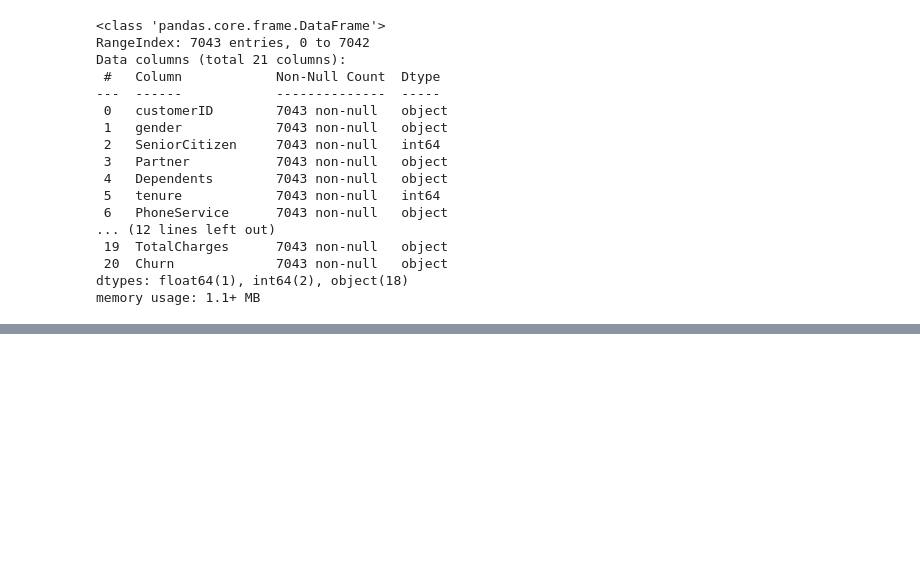
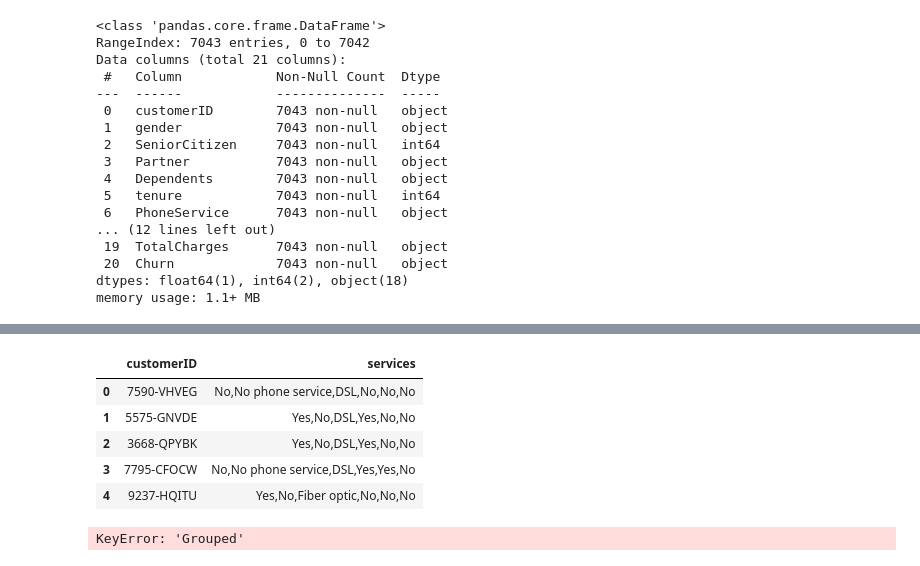
Before and after one commit to watsonndoria/ADS-Assignment-4, a Jupyter notebook: ADS-Assignment-4.ipynb, the cells around one changed output, grey strips where cells are left out. Saved outputs shown, nothing was run; the diff lists cells and outputs as text; code cells hidden in the pictures; blank space fills up the shorter version.

```diff
--- a/ADS-Assignment-4.ipynb
+++ b/ADS-Assignment-4.ipynb
@@ -38,0 +126,23 @@ df.
+# %%
+df=df[['customerID','services']]
+df.head()
+# %% [output]
+|  | customerID | services |
+| 0 | 7590-VHVEG | No,No phone service,DSL,No,No,No |
+| 1 | 5575-GNVDE | Yes,No,DSL,Yes,No,No |
+| 2 | 3668-QPYBK | Yes,No,DSL,Yes,No,No |
+| 3 | 7795-CFOCW | No,No phone service,DSL,Yes,Yes,No |
+| 4 | 9237-HQITU | Yes,No,Fiber optic,No,No,No |
+# %%
+from itertools import combinations
+from collections import Counter
+
+count =Counter()
+
+for row in df['Grouped']:
+    row_list =row.split(',')
+    count.update(Counter(combinations(row_list, 2)))
+
+count.most_common(10)
+# %% [output]
+KeyError: 'Grouped'
```
Also changed, not shown: parts of 14 cells of this notebook.
